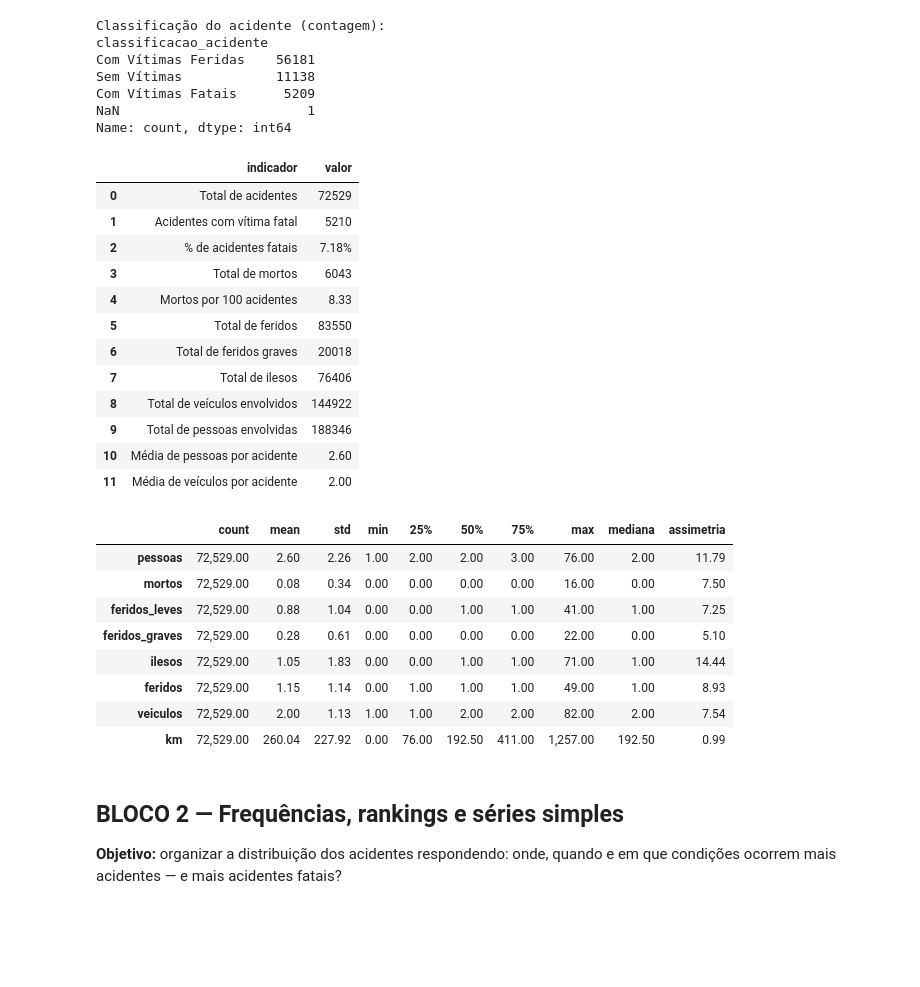
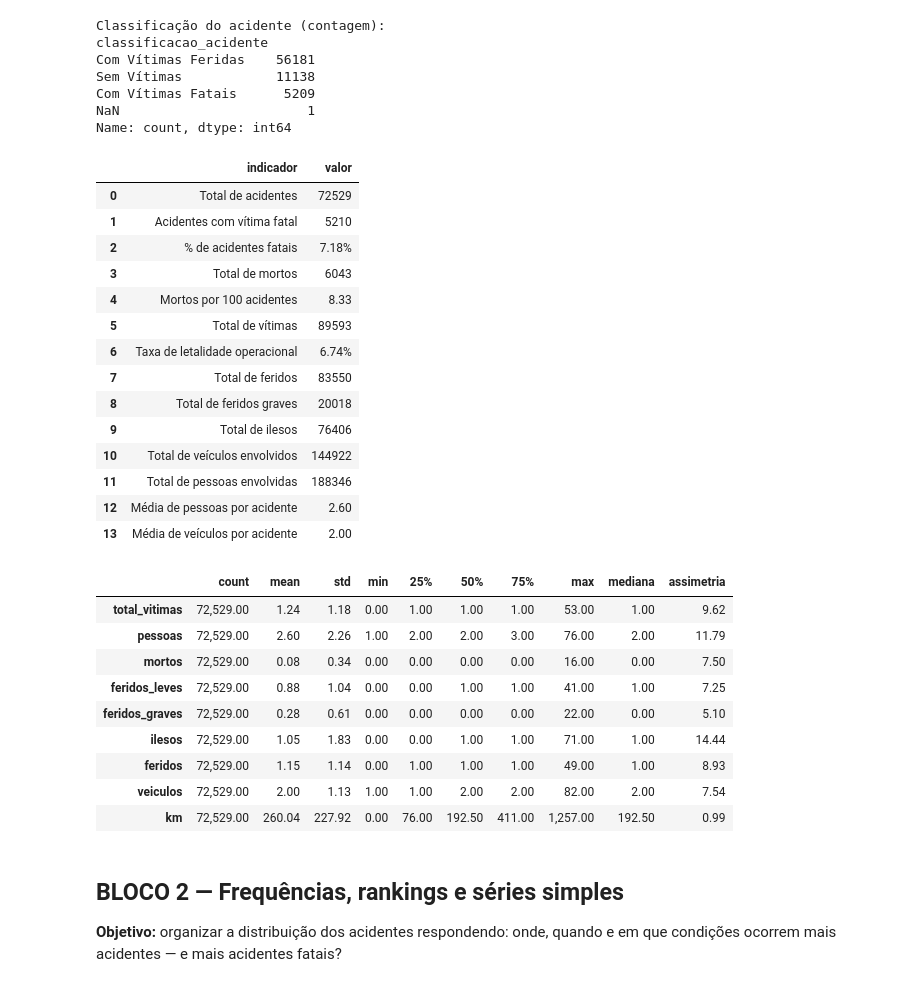
Before and after one commit to WilsonAgomes/Atividades_Aponti, a Jupyter notebook: atividade_unidade_5_2_prf/EDA — Indicadores e Fatores Associados a Acidentes Fatais.ipynb, the cells around one changed output. Cells and saved outputs as stored; diff of their text form; code cells hidden in the pictures; blank space fills up the shorter version.

```diff
--- a/atividade_unidade_5_2_prf/EDA — Indicadores e Fatores Associados a Acidentes Fatais.ipynb
+++ b/atividade_unidade_5_2_prf/EDA — Indicadores e Fatores Associados a Acidentes Fatais.ipynb
@@ -179,6 +179,14 @@ Com Vítimas Fatais      5209
 NaN                        1
 Name: count, dtype: int64
 # %%
+# Vítimas = mortos + feridos leves + feridos graves (exclui ilesos e ignorados).
+# Contagens ausentes recebem zero, conforme a hipótese operacional do projeto.
+for coluna in ["mortos", "feridos_leves", "feridos_graves"]:
+    df[coluna] = pd.to_numeric(df[coluna], errors="raise").fillna(0)
+    if (df[coluna] < 0).any() or (df[coluna] % 1 != 0).any():
+        raise ValueError(f"Contagem de vítimas inválida: {coluna}")
+df["total_vitimas"] = df["mortos"] + df["feridos_leves"] + df["feridos_graves"]
+
 # Criação da variável-alvo "acidente_fatal"
 # Transforma a contagem de mortos em uma variável binária (0/1) que sinaliza o evento de
 # interesse — aqui, acidente com pelo menos 1 vítima fatal
@@ -205,7 +213,9 @@ letalidade_100 = total_mortos / total_acidentes * 100
 # %%
 # Cálculo de indicadores complementares de volume: feridos, ilesos, veículos e pessoas
 # envolvidas — dão a dimensão humana e material do total de ocorrências
-total_feridos        = int(df["feridos"].sum())
+total_vitimas = int(df["total_vitimas"].sum())
+taxa_letalidade = total_mortos / total_vitimas if total_vitimas else np.nan
+total_feridos        = int((df["feridos_leves"] + df["feridos_graves"]).sum())
 total_feridos_graves = int(df["feridos_graves"].sum())
 total_ilesos          = int(df["ilesos"].sum())
 total_veiculos         = int(df["veiculos"].sum())
@@ -213,52 +223,57 @@ total_pessoas          = int(df["pessoas"].sum())
 # %%
 # Montagem da tabela-resumo de indicadores globais
 # Consolida todos os indicadores calculados acima em uma única tabela, pronta para
 # ser incluída no relatório exploratório
 indicadores_globais = pd.DataFrame({
     "indicador": [
         "Total de acidentes", "Acidentes com vítima fatal", "% de acidentes fatais",
         "Total de mortos", "Mortos por 100 acidentes",
+        "Total de vítimas", "Taxa de letalidade operacional",
         "Total de feridos", "Total de feridos graves", "Total de ilesos",
         "Total de veículos envolvidos", "Total de pessoas envolvidas",
         "Média de pessoas por acidente", "Média de veículos por acidente",
     ],
     "valor": [
         total_acidentes, total_fatais, f"{pct_fatais:.2%}",
         total_mortos, f"{letalidade_100:.2f}",
+        total_vitimas, f"{taxa_letalidade:.2%}",
         total_feridos, total_feridos_graves, total_ilesos,
         total_veiculos, total_pessoas,
         f"{total_pessoas/total_acidentes:.2f}", f"{total_veiculos/total_acidentes:.2f}",
     ],
 })
 
 # Exibição da tabela final de indicadores globais
 indicadores_globais
 # %% [output]
 |  | indicador | valor |
 | 0 | Total de acidentes | 72529 |
 | 1 | Acidentes com vítima fatal | 5210 |
 | 2 | % de acidentes fatais | 7.18% |
 | 3 | Total de mortos | 6043 |
 | 4 | Mortos por 100 acidentes | 8.33 |
-| 5 | Total de feridos | 83550 |
-| 6 | Total de feridos graves | 20018 |
-| 7 | Total de ilesos | 76406 |
-| 8 | Total de veículos envolvidos | 144922 |
-| 9 | Total de pessoas envolvidas | 188346 |
-| 10 | Média de pessoas por acidente | 2.60 |
-| 11 | Média de veículos por acidente | 2.00 |
+| 5 | Total de vítimas | 89593 |
+| 6 | Taxa de letalidade operacional | 6.74% |
+| 7 | Total de feridos | 83550 |
+| 8 | Total de feridos graves | 20018 |
+| 9 | Total de ilesos | 76406 |
+| 10 | Total de veículos envolvidos | 144922 |
+| 11 | Total de pessoas envolvidas | 188346 |
+| 12 | Média de pessoas por acidente | 2.60 |
+| 13 | Média de veículos por acidente | 2.00 |
 # %%
 # Estatística descritiva das variáveis numéricas de contagem de vítimas/veículos
 # describe() traz contagem, média, desvio-padrão, mínimo, quartis e máximo;
 # complementamos com mediana e assimetria (skew), úteis para variáveis de contagem
 # muito concentradas em zero (ex.: "mortos")
-num_cols = ["pessoas", "mortos", "feridos_leves", "feridos_graves", "ilesos", "feridos", "veiculos", "km"]
+num_cols = ["total_vitimas", "pessoas", "mortos", "feridos_leves", "feridos_graves", "ilesos", "feridos", "veiculos", "km"]
 estat_descritiva = df[num_cols].describe().T
 estat_descritiva["mediana"] = df[num_cols].median()
 estat_descritiva["assimetria"] = df[num_cols].skew()
 estat_descritiva
 # %% [output]
 |  | count | mean | std | min | 25% | 50% | 75% | max | mediana | assimetria |
+| total_vitimas | 72,529.00 | 1.24 | 1.18 | 0.00 | 1.00 | 1.00 | 1.00 | 53.00 | 1.00 | 9.62 |
 | pessoas | 72,529.00 | 2.60 | 2.26 | 1.00 | 2.00 | 2.00 | 3.00 | 76.00 | 2.00 | 11.79 |
 | mortos | 72,529.00 | 0.08 | 0.34 | 0.00 | 0.00 | 0.00 | 0.00 | 16.00 | 0.00 | 7.50 |
 | feridos_leves | 72,529.00 | 0.88 | 1.04 | 0.00 | 0.00 | 1.00 | 1.00 | 41.00 | 1.00 | 7.25 |
```
Also changed, not shown: parts of 12 cells of this notebook, 33 other files.
